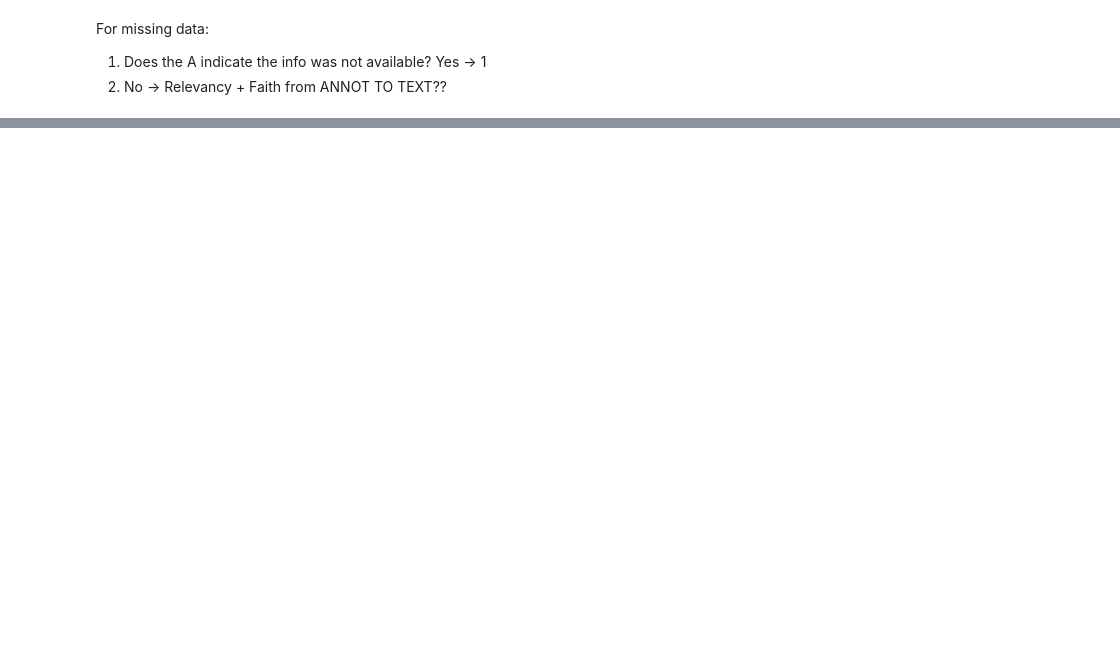
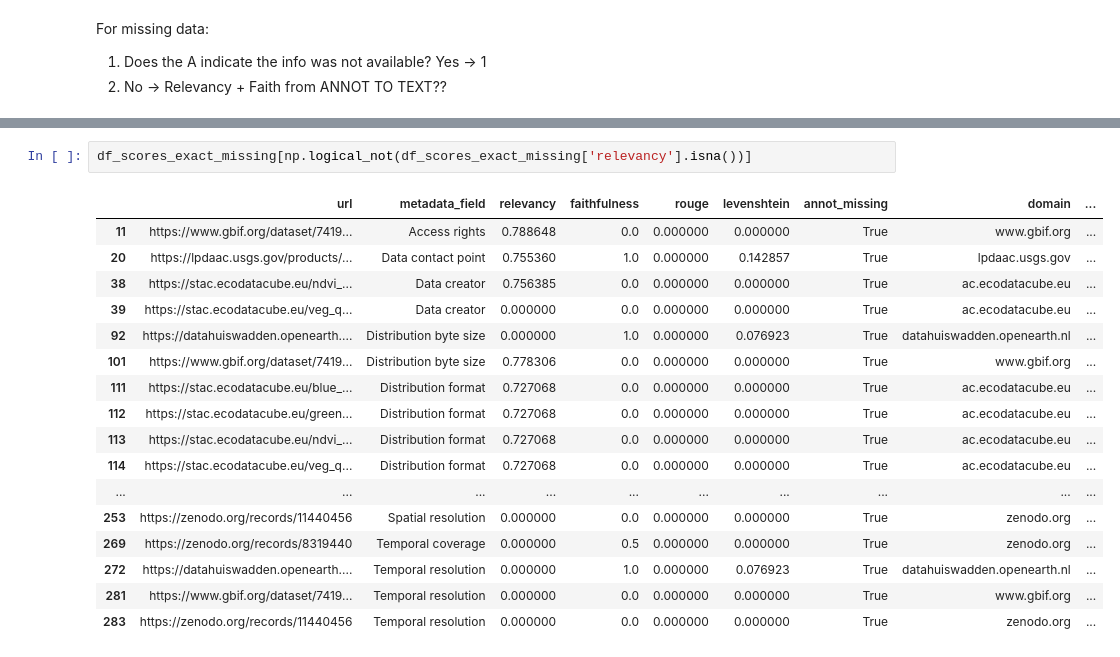
Before and after one commit to LTER-LIFE/meta-knowledge-harvesting, a Jupyter notebook: Evaluate LLM output.ipynb, the cells around one changed output, grey strips where cells are left out. Drawn from its saved outputs; the diff is of its cells as text; blank space fills up the shorter version.

```diff
--- a/Evaluate LLM output.ipynb
+++ b/Evaluate LLM output.ipynb
@@ -249,0 +464,20 @@ Annotated: 30m
+# %%
+df_scores_exact_missing[np.logical_not(df_scores_exact_missing['relevancy'].isna())]
+# %% [output]
+|  | url | metadata_field | relevancy | faithfulness | rouge | levenshtein | annot_missing | domain | ... |
+| 11 | https://www.gbif.org/dataset/7419... | Access rights | 0.788648 | 0.0 | 0.000000 | 0.000000 | True | www.gbif.org | ... |
+| 20 | https://lpdaac.usgs.gov/products/... | Data contact point | 0.755360 | 1.0 | 0.000000 | 0.142857 | True | lpdaac.usgs.gov | ... |
+| 38 | https://stac.ecodatacube.eu/ndvi_... | Data creator | 0.756385 | 0.0 | 0.000000 | 0.000000 | True | ac.ecodatacube.eu | ... |
+| 39 | https://stac.ecodatacube.eu/veg_q... | Data creator | 0.000000 | 0.0 | 0.000000 | 0.000000 | True | ac.ecodatacube.eu | ... |
+| 92 | https://datahuiswadden.openearth.... | Distribution byte size | 0.000000 | 1.0 | 0.000000 | 0.076923 | True | datahuiswadden.openearth.nl | ... |
+| 101 | https://www.gbif.org/dataset/7419... | Distribution byte size | 0.778306 | 0.0 | 0.000000 | 0.000000 | True | www.gbif.org | ... |
+| 111 | https://stac.ecodatacube.eu/blue_... | Distribution format | 0.727068 | 0.0 | 0.000000 | 0.000000 | True | ac.ecodatacube.eu | ... |
+| 112 | https://stac.ecodatacube.eu/green... | Distribution format | 0.727068 | 0.0 | 0.000000 | 0.000000 | True | ac.ecodatacube.eu | ... |
+| 113 | https://stac.ecodatacube.eu/ndvi_... | Distribution format | 0.727068 | 0.0 | 0.000000 | 0.000000 | True | ac.ecodatacube.eu | ... |
+| 114 | https://stac.ecodatacube.eu/veg_q... | Distribution format | 0.727068 | 0.0 | 0.000000 | 0.000000 | True | ac.ecodatacube.eu | ... |
+| ... | ... | ... | ... | ... | ... | ... | ... | ... | ... |
+| 253 | https://zenodo.org/records/11440456 | Spatial resolution | 0.000000 | 0.0 | 0.000000 | 0.000000 | True | zenodo.org | ... |
+| 269 | https://zenodo.org/records/8319440 | Temporal coverage | 0.000000 | 0.5 | 0.000000 | 0.000000 | True | zenodo.org | ... |
+| 272 | https://datahuiswadden.openearth.... | Temporal resolution | 0.000000 | 1.0 | 0.000000 | 0.076923 | True | datahuiswadden.openearth.nl | ... |
+| 281 | https://www.gbif.org/dataset/7419... | Temporal resolution | 0.000000 | 0.0 | 0.000000 | 0.000000 | True | www.gbif.org | ... |
+| 283 | https://zenodo.org/records/11440456 | Temporal resolution | 0.000000 | 0.0 | 0.000000 | 0.000000 | True | zenodo.org | ... |
```
Also changed, not shown: parts of 14 cells of this notebook, 6 other files.
